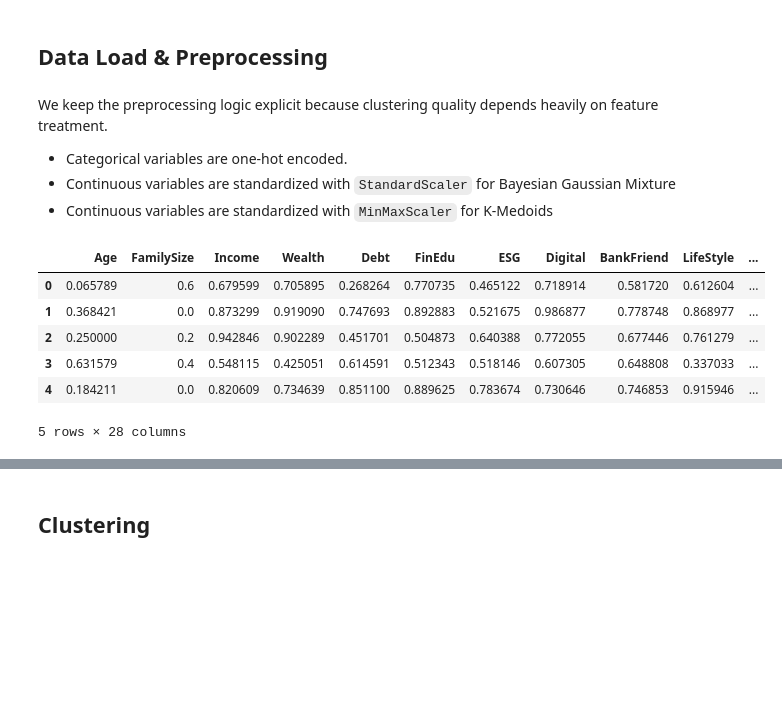
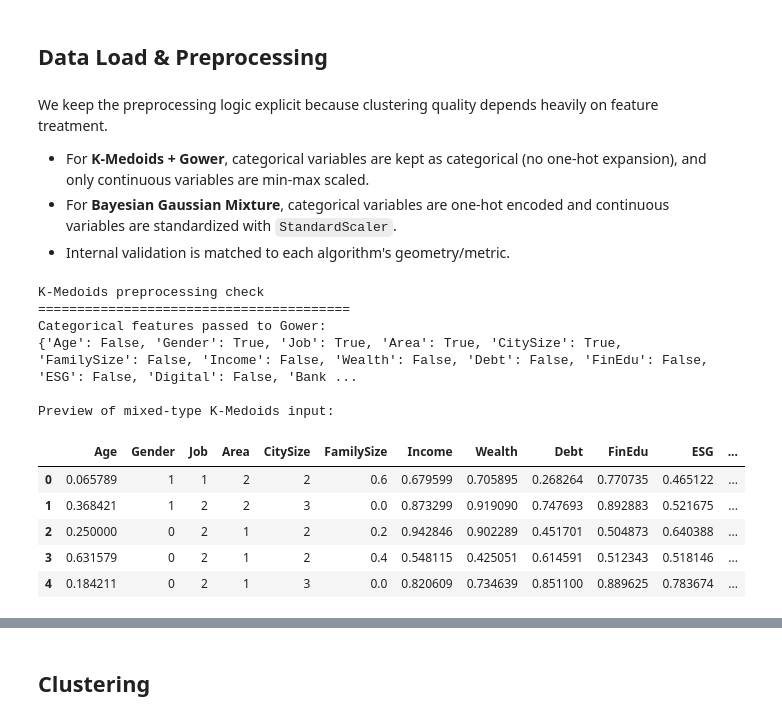
Before and after one commit to JoeChen322/Fintech, a Jupyter notebook: BC_1_Group17.ipynb, the cells around one changed output, grey strips where cells are left out. Drawn from its saved outputs; the diff is of its cells as text; code cells hidden in the pictures; blank space fills up the shorter version.

```diff
--- a/BC_1_Group17.ipynb
+++ b/BC_1_Group17.ipynb
@@ -288,9 +285,9 @@ t-SNE computed on a random sample of 2000 points out of 5000.
 # %% [markdown]
 We keep the preprocessing logic explicit because clustering quality depends heavily on feature treatment.
 
-- Categorical variables are one-hot encoded.
-- Continuous variables are standardized with `StandardScaler` for Bayesian Gaussian Mixture
-- Continuous variables are standardized with `MinMaxScaler` for K-Medoids
+- For **K-Medoids + Gower**, categorical variables are kept as categorical (no one-hot expansion), and only continuous variables are min-max scaled.
+- For **Bayesian Gaussian Mixture**, categorical variables are one-hot encoded and continuous variables are standardized with `StandardScaler`.
+- Internal validation is matched to each algorithm's geometry/metric.
 # %%
 mapping_dicts = {
     "Gender": {"0": "Male", "1": "Female", "0.0": "Male", "1.0": "Female"},
@@ -315,32 +312,43 @@ data = pd.read_excel("./Dataset1_BankClients.xlsx")
 data = data.drop(columns=["ID"])
 
 categorical_columns = ["Gender", "Job", "Area", "CitySize", "Investments"]
+continuous_columns = [col for col in data.columns if col not in categorical_columns]
+
+# K-Medoids + Gower: keep original mixed feature representation.
+data_scaled_kmedoids = data.copy()
+
+# Scale only continuous variables for the numeric part of Gower distance.
+scaler_0 = MinMaxScaler()
+data_scaled_kmedoids[continuous_columns] = scaler_0.fit_transform(
+    data_scaled_kmedoids[continuous_columns]
+)
+
+# Explicitly mark categorical features for gower_matrix.
+cat_feature_mask = [col in categorical_columns for col in data_scaled_kmedoids.columns]
+
+# Bayesian mixture uses one-hot encoded inputs.
+data_encoded = pd.get_dummies(data, columns=categorical_columns, dtype=int)
 # %%
-# One-hot encode categorical features.
-data_encoded = pd.get_dummies(data, columns=categorical_columns, dtype=int)
+print("K-Medoids preprocessing check")
+print("=" * 40)
+print("Categorical features passed to Gower:")
+print(dict(zip(data_scaled_kmedoids.columns, cat_feature_mask)))
 
-# Continuous numeric columns from original raw data (excluding coded categoricals).
-continuous_columns = [
-    col
-    for col in data.select_dtypes(include=["number"]).columns
-    if col not in categorical_columns
-]
-
-# Min-max scaling for K-medoids (Gower distance is sensitive to scale).
-scaler_0 = MinMaxScaler()
-data_scaled_kmedoids = data_encoded.copy()
-data_scaled_kmedoids[continuous_columns] = scaler_0.fit_transform(
-    data_scaled_kmedoids[continuous_columns]
-)
+print("\nPreview of mixed-type K-Medoids input:")
 data_scaled_kmedoids.head()
 # %% [output]
+K-Medoids preprocessing check
+========================================
+Categorical features passed to Gower:
+{'Age': False, 'Gender': True, 'Job': True, 'Area': True, 'CitySize': True, 'FamilySize': False, 'Income': False, 'Wealth': False, 'Debt': False, 'FinEdu': False, 'ESG': False, 'Digital': False, 'Bank ...
+
+Preview of mixed-type K-Medoids input:
-|  | Age | FamilySize | Income | Wealth | Debt | FinEdu | ESG | Digital | BankFriend | LifeStyle | ... |
-| 0 | 0.065789 | 0.6 | 0.679599 | 0.705895 | 0.268264 | 0.770735 | 0.465122 | 0.718914 | 0.581720 | 0.612604 | ... |
-| 1 | 0.368421 | 0.0 | 0.873299 | 0.919090 | 0.747693 | 0.892883 | 0.521675 | 0.986877 | 0.778748 | 0.868977 | ... |
-| 2 | 0.250000 | 0.2 | 0.942846 | 0.902289 | 0.451701 | 0.504873 | 0.640388 | 0.772055 | 0.677446 | 0.761279 | ... |
-| 3 | 0.631579 | 0.4 | 0.548115 | 0.425051 | 0.614591 | 0.512343 | 0.518146 | 0.607305 | 0.648808 | 0.337033 | ... |
-| 4 | 0.184211 | 0.0 | 0.820609 | 0.734639 | 0.851100 | 0.889625 | 0.783674 | 0.730646 | 0.746853 | 0.915946 | ... |
+|  | Age | Gender | Job | Area | CitySize | FamilySize | Income | Wealth | Debt | FinEdu | ESG | ... |
+| 0 | 0.065789 | 1 | 1 | 2 | 2 | 0.6 | 0.679599 | 0.705895 | 0.268264 | 0.770735 | 0.465122 | ... |
+| 1 | 0.368421 | 1 | 2 | 2 | 3 | 0.0 | 0.873299 | 0.919090 | 0.747693 | 0.892883 | 0.521675 | ... |
+| 2 | 0.250000 | 0 | 2 | 1 | 2 | 0.2 | 0.942846 | 0.902289 | 0.451701 | 0.504873 | 0.640388 | ... |
+| 3 | 0.631579 | 0 | 2 | 1 | 2 | 0.4 | 0.548115 | 0.425051 | 0.614591 | 0.512343 | 0.518146 | ... |
+| 4 | 0.184211 | 0 | 2 | 1 | 3 | 0.0 | 0.820609 | 0.734639 | 0.851100 | 0.889625 | 0.783674 | ... |
-5 rows × 28 columns
 # %%
 # Standard scaling for Bayesian Gaussian Mixture.
 scaler_1 = StandardScaler()
```
Also changed, not shown: parts of 9 cells of this notebook.
